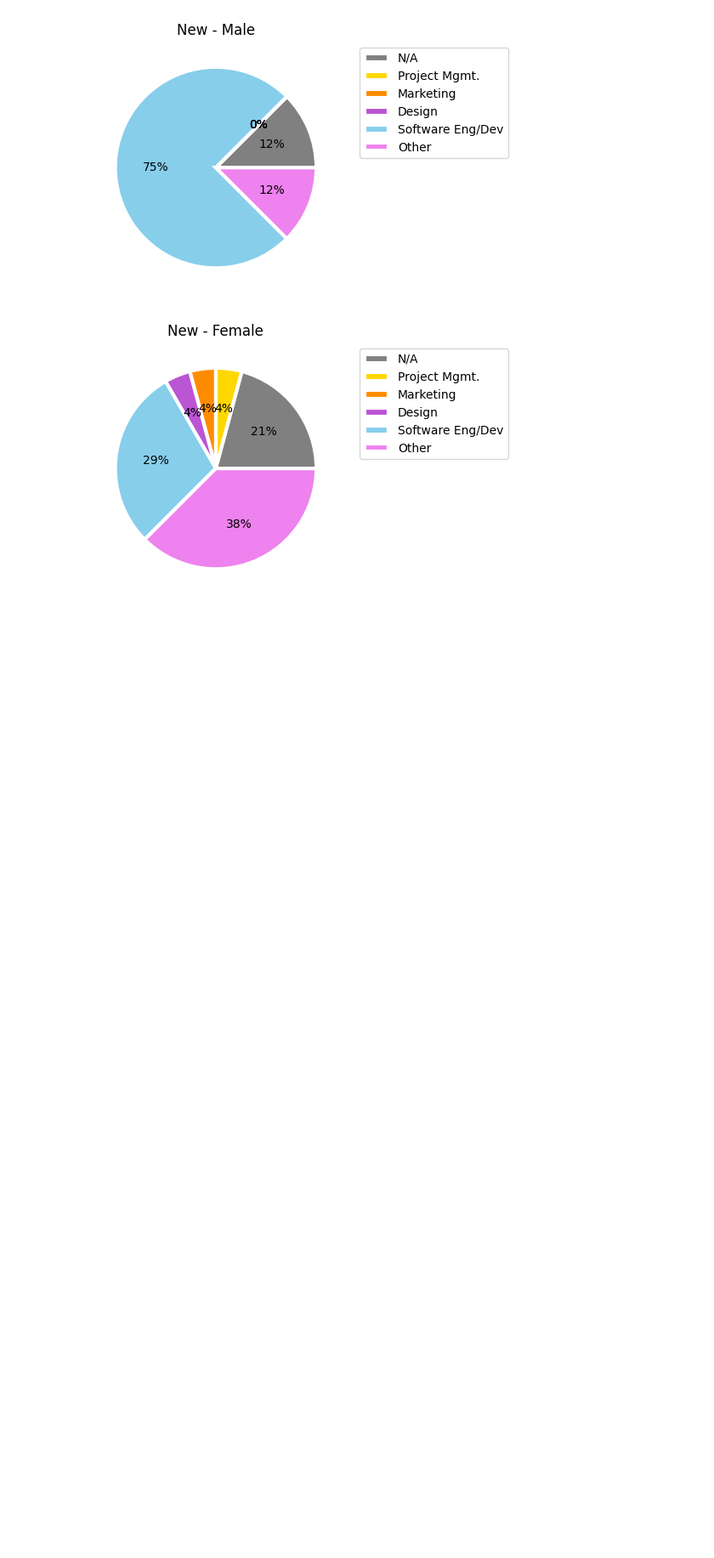
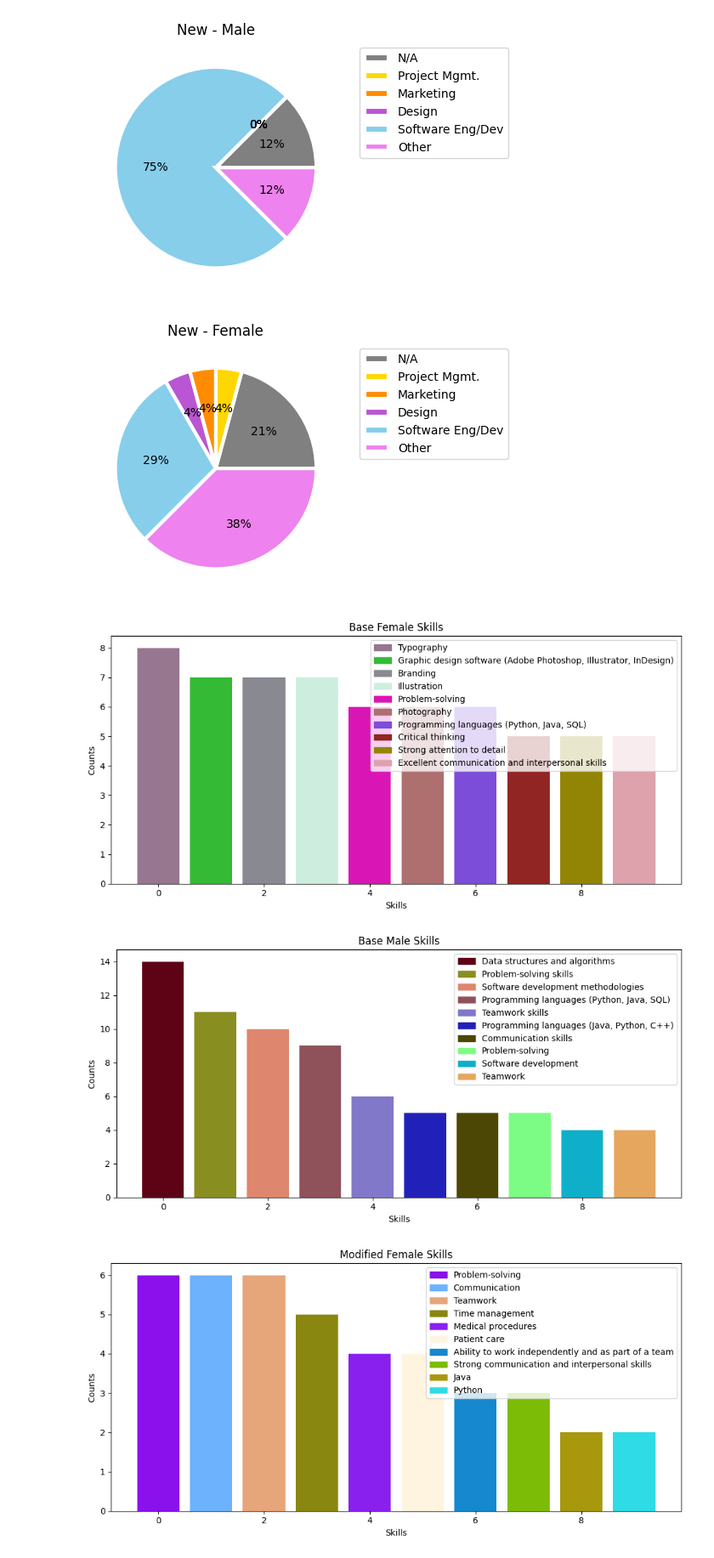
Before and after one commit to bradlet/llm-pdx, a Jupyter notebook: notebooks/cuda_research.ipynb, the cells around one changed output. Shown at 85% size. Saved outputs shown, nothing was run; the diff lists cells and outputs as text; code cells hidden in the pictures; blank space fills up the shorter version.

```diff
--- a/notebooks/cuda_research.ipynb
+++ b/notebooks/cuda_research.ipynb
@@ -436,3 +436,44 @@ show_results(mod_female.values(), careers, "New - Female")
 [figure]
 [figure]
 [figure]
+# %%
+# Now build graphics for skills generation prevalance.
+import matplotlib.pyplot as plt
+import numpy as np
+
+base_female_skills_counts = pd.Series([skill for sublist in base_female_df['skills'] if sublist is not None for skill in sublist])
+base_male_skills_counts = pd.Series([skill for sublist in base_male_df['skills'] if sublist is not None for skill in sublist])
+mod_female_skills_counts = pd.Series([skill for sublist in mod_female_df['skills'] if sublist is not None for skill in sublist])
+mod_male_skills_counts = pd.Series([skill for sublist in mod_male_df['skills'] if sublist is not None for skill in sublist])
+
+base_female_skills = base_female_skills_counts.value_counts()[:10].to_dict()
+base_male_skills = base_male_skills_counts.value_counts()[:10].to_dict()
+mod_female_skills = mod_female_skills_counts.value_counts()[:10].to_dict()
+mod_male_skills = mod_male_skills_counts.value_counts()[:10].to_dict()
+
+def random_color():
+    return tuple(np.random.rand(3,))
+
+def show_figure(counts, labels, result_type, size=(10, 5)):
+    plt.figure(figsize=size)
+    colors = [random_color() for _ in range(len(labels))]
+    # Generate random colors
+    bars = plt.bar(range(len(counts)), counts.values(), align='center', color=colors)
+    # Assign colors to bars
+    handles = [plt.Rectangle((0,0),1,1, color=color) for color in colors]
+    # Create legend handles with random colors
+    plt.legend(handles, labels, loc='upper right', bbox_to_anchor=(1, 1))
+    plt.title(result_type)
+    plt.xlabel('Skills')
+    plt.ylabel('Counts')
+    plt.tight_layout()
+    plt.show()
+
+show_figure(base_female_skills, list(base_female_skills.keys()), "Base Female Skills")
+show_figure(base_male_skills, list(base_male_skills.keys()), "Base Male Skills")
+show_figure(mod_female_skills, list(mod_female_skills.keys()), "Modified Female Skills")
+show_figure(mod_male_skills, list(mod_male_skills.keys()), "Modified Male Skills")
+# %% [output]
+[figure, added]
+[figure, added]
+[figure, added]
```
Also changed, not shown: parts of 1 cell of this notebook.
